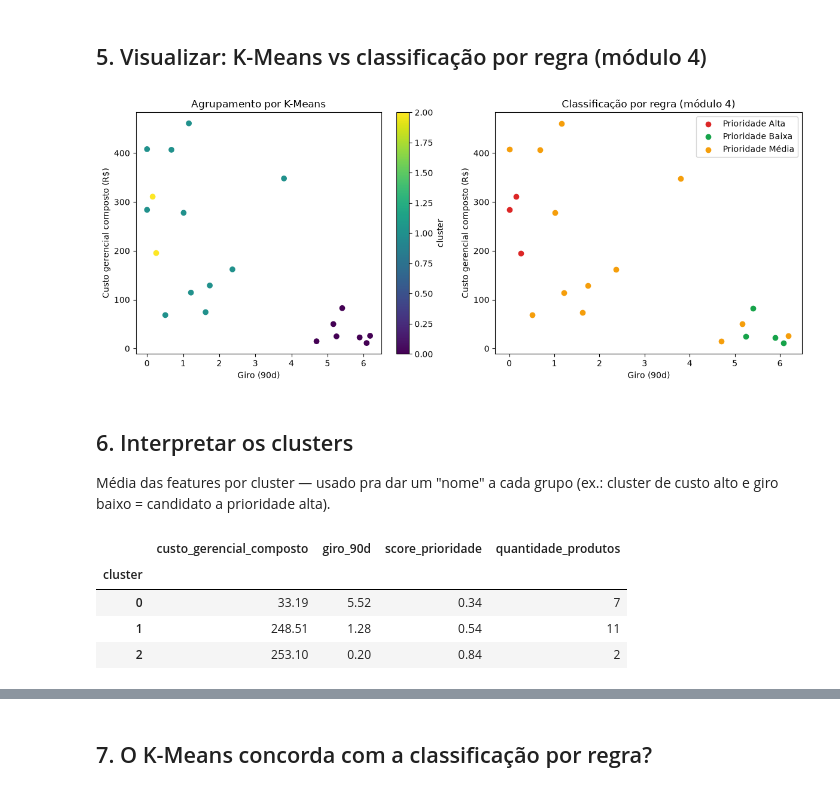
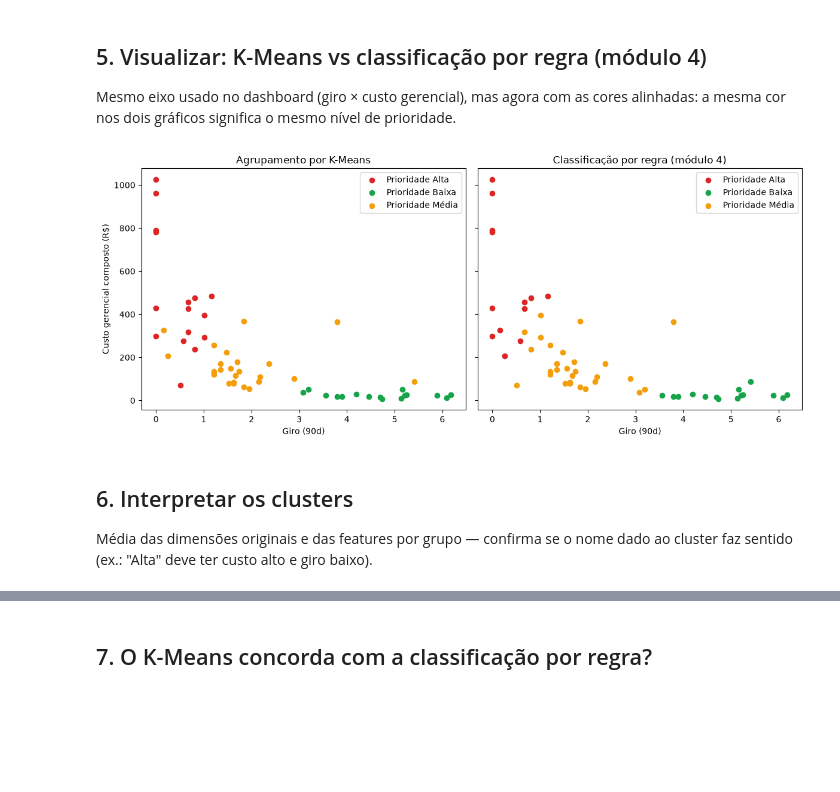
Before and after one commit to weillerjulia/StockWise, a Jupyter notebook: backend/analysis/clustering_kmeans.ipynb, the cells around one changed output, grey strips where cells are left out. Saved outputs shown, nothing was run; the diff lists cells and outputs as text; code cells hidden in the pictures; blank space fills up the shorter version.

```diff
--- a/backend/analysis/clustering_kmeans.ipynb
+++ b/backend/analysis/clustering_kmeans.ipynb
@@ -131,47 +220,34 @@ df_cluster[colunas_exibidas].sort_values("cluster")
 # %% [markdown]
 ## 5. Visualizar: K-Means vs classificação por regra (módulo 4)
+
+Mesmo eixo usado no dashboard (giro × custo gerencial), mas agora com as cores alinhadas: a mesma cor nos dois gráficos significa o mesmo nível de prioridade.
-# %%
-fig, eixos = plt.subplots(1, 2, figsize=(12, 5))
-
-dispersao = eixos[0].scatter(
-    df_cluster["giro_90d"], df_cluster["custo_gerencial_composto"],
-    c=df_cluster["cluster"], cmap="viridis",
-)
-eixos[0].set_title("Agrupamento por K-Means")
-eixos[0].set_xlabel("Giro (90d)")
-eixos[0].set_ylabel("Custo gerencial composto (R$)")
-plt.colorbar(dispersao, ax=eixos[0], label="cluster")
-
-cores_classificacao = {
-    "Prioridade Alta": "#dc2626",
-    "Prioridade Média": "#f59e0b",
-    "Prioridade Baixa": "#16a34a",
-}
-for classificacao, grupo in df_cluster.groupby("classificacao"):
-    eixos[1].scatter(
-        grupo["giro_90d"], grupo["custo_gerencial_composto"],
-        label=classificacao, color=cores_classificacao.get(classificacao),
-    )
-eixos[1].set_title("Classificação por regra (módulo 4)")
-eixos[1].set_xlabel("Giro (90d)")
-eixos[1].set_ylabel("Custo gerencial composto (R$)")
-eixos[1].legend()
-
-plt.tight_layout()
-plt.show()
-# %% [output]
-[figure, removed]
+# %%
+cores_classificacao = {
+    "Prioridade Alta": "#dc2626",
+    "Prioridade Média": "#f59e0b",
+    "Prioridade Baixa": "#16a34a",
+}
+
+fig, eixos = plt.subplots(1, 2, figsize=(12, 5), sharex=True, sharey=True)
+for eixo, coluna, titulo in [
+    (eixos[0], "grupo_kmeans", "Agrupamento por K-Means"),
+    (eixos[1], "classificacao", "Classificação por regra (módulo 4)"),
+]:
+    for nome, grupo in df.groupby(coluna):
+        eixo.scatter(
+            grupo["giro_90d"].fillna(0), grupo["custo_gerencial_composto"],
+            label=nome, color=cores_classificacao.get(nome),
+        )
+    eixo.set_title(titulo)
+    eixo.set_xlabel("Giro (90d)")
+    eixo.legend()
+eixos[0].set_ylabel("Custo gerencial composto (R$)")
+
+plt.tight_layout()
+plt.show()
+# %% [output]
+[figure, added]
 # %% [markdown]
 ## 6. Interpretar os clusters
 
-Média das features por cluster — usado pra dar um "nome" a cada grupo (ex.: cluster de custo alto e giro baixo = candidato a prioridade alta).
+Média das dimensões originais e das features por grupo — confirma se o nome dado ao cluster faz sentido (ex.: "Alta" deve ter custo alto e giro baixo).
-# %%
-resumo_clusters = df_cluster.groupby("cluster")[FEATURES].mean().round(2)
-resumo_clusters["quantidade_produtos"] = df_cluster.groupby("cluster").size()
-resumo_clusters
-# %% [output]
-|  | custo_gerencial_composto | giro_90d | score_prioridade | quantidade_produtos |
-| cluster |  |  |  |  |
-| 0 | 33.19 | 5.52 | 0.34 | 7 |
-| 1 | 248.51 | 1.28 | 0.54 | 11 |
-| 2 | 253.10 | 0.20 | 0.84 | 2 |
```
Also changed, not shown: parts of 23 cells of this notebook, 9 other files.
